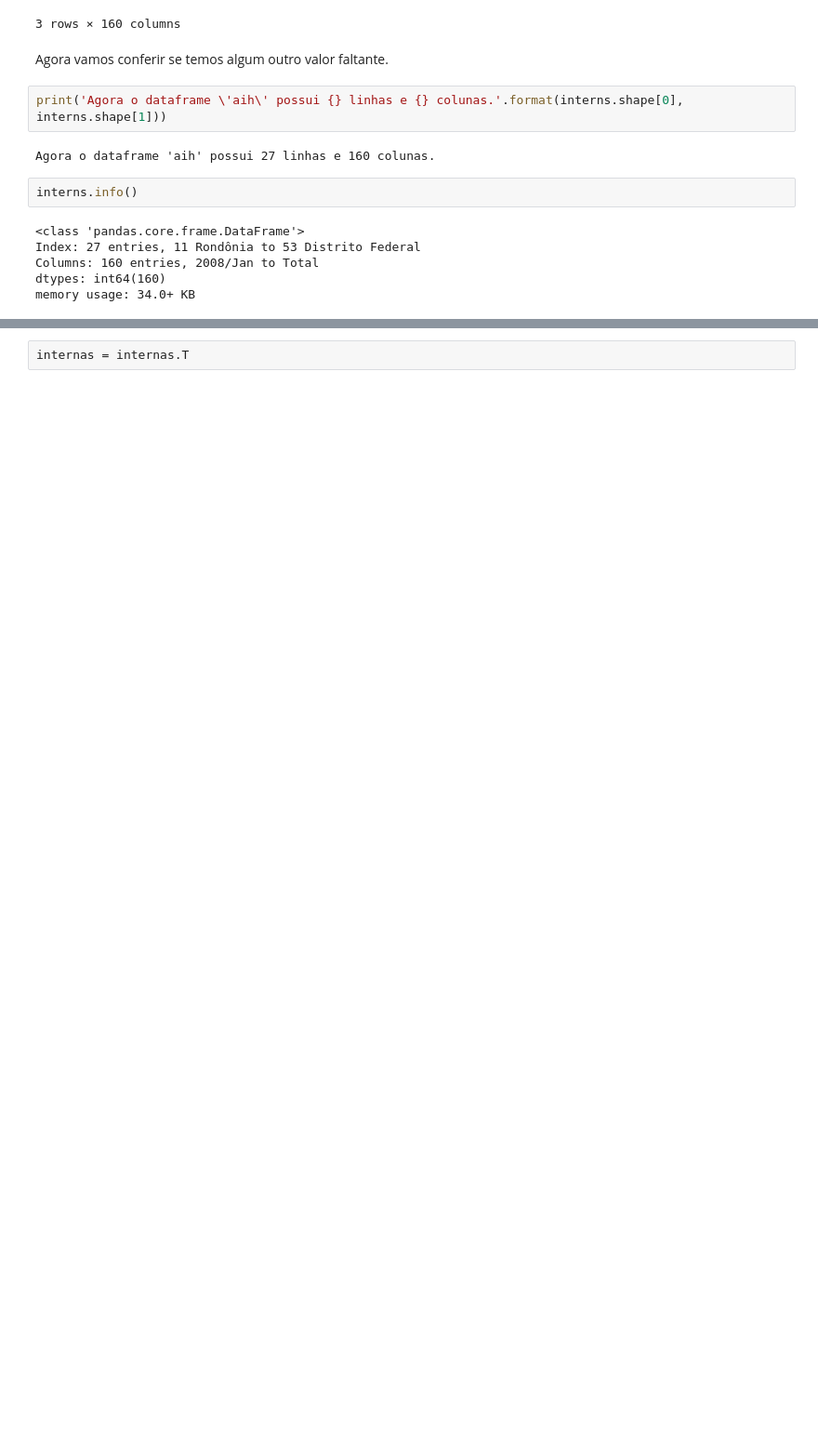
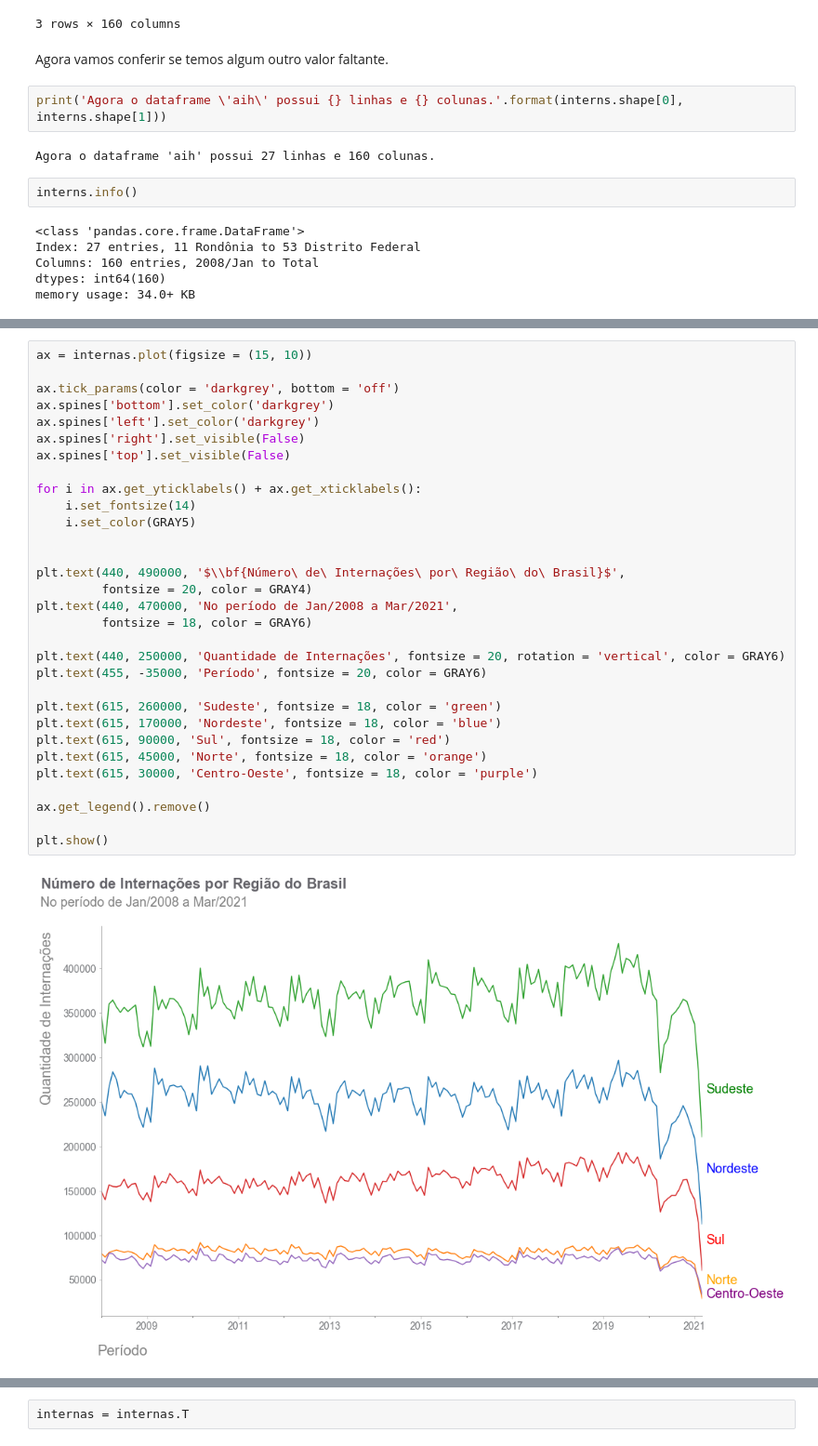
Before and after one commit to diascarolina/healthcare-analysis, a Jupyter notebook: notebooks/projeto-modulo1.ipynb, the cells around one changed output, grey strips where cells are left out. Shown: that part at 93% size. Drawn from its saved outputs; the diff is of its cells as text; blank space fills up the shorter version.

```diff
--- a/notebooks/projeto-modulo1.ipynb
+++ b/notebooks/projeto-modulo1.ipynb
@@ -217,0 +268,33 @@ Algumas observações que tiramos desse gráfico "feio":
+# %%
+ax = internas.plot(figsize = (15, 10))
+
+ax.tick_params(color = 'darkgrey', bottom = 'off')
+ax.spines['bottom'].set_color('darkgrey')
+ax.spines['left'].set_color('darkgrey')
+ax.spines['right'].set_visible(False)
+ax.spines['top'].set_visible(False)
+
+for i in ax.get_yticklabels() + ax.get_xticklabels():
+    i.set_fontsize(14)
+    i.set_color(GRAY5)
+
+
+plt.text(440, 490000, '$\\bf{Número\ de\ Internações\ por\ Região\ do\ Brasil}$',
+         fontsize = 20, color = GRAY4)
+plt.text(440, 470000, 'No período de Jan/2008 a Mar/2021',
+         fontsize = 18, color = GRAY6)
+
+plt.text(440, 250000, 'Quantidade de Internações', fontsize = 20, rotation = 'vertical', color = GRAY6)
+plt.text(455, -35000, 'Período', fontsize = 20, color = GRAY6)
+
+plt.text(615, 260000, 'Sudeste', fontsize = 18, color = 'green')
+plt.text(615, 170000, 'Nordeste', fontsize = 18, color = 'blue')
+plt.text(615, 90000, 'Sul', fontsize = 18, color = 'red')
+plt.text(615, 45000, 'Norte', fontsize = 18, color = 'orange')
+plt.text(615, 30000, 'Centro-Oeste', fontsize = 18, color = 'purple')
+
+ax.get_legend().remove()
+
+plt.show()
+# %% [output]
+[figure, added]
```
Also changed, not shown: parts of 118 cells of this notebook.
